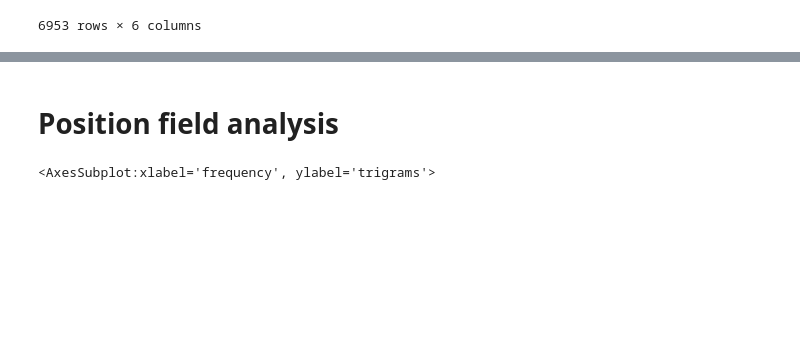
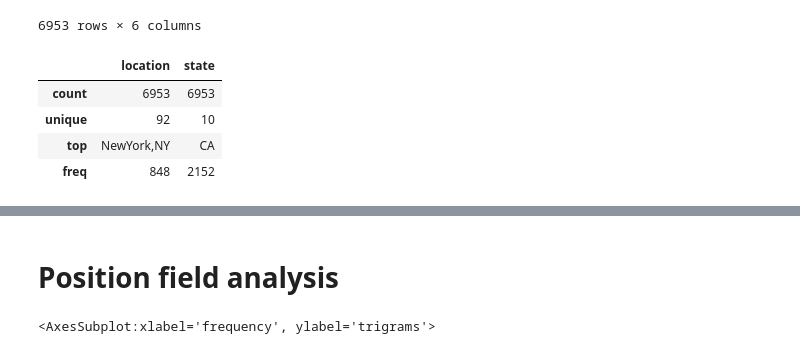
Before and after one commit to scsleal/A-brief-EDA-of-dataset-Data-Scientist-Job-Market-in-the-U.S., a Jupyter notebook: main_notebook.ipynb, the cells around one changed output, grey strips where cells are left out. Saved outputs shown, nothing was run; the diff lists cells and outputs as text; code cells hidden in the pictures; blank space fills up the shorter version.

```diff
--- a/main_notebook.ipynb
+++ b/main_notebook.ipynb
@@ -146,3 +146,11 @@ data
 | 6962 | senior data applied scientist | Microsoft | We are the Bing Core Relevance te... | 4618.0 | Sunnyvale,CA | CA |
 | 6963 | principal data scientist deep lea... | Comcast | Comcast’s Technology &amp; Produc... | 11610.0 | Sunnyvale,CA | CA |
 6953 rows × 6 columns
+# %%
+data[['location', 'state']].describe()
+# %% [output]
+|  | location | state |
+| count | 6953 | 6953 |
+| unique | 92 | 10 |
+| top | NewYork,NY | CA |
+| freq | 848 | 2152 |
```
Also changed, not shown: parts of 8 cells of this notebook, 1 other file.
